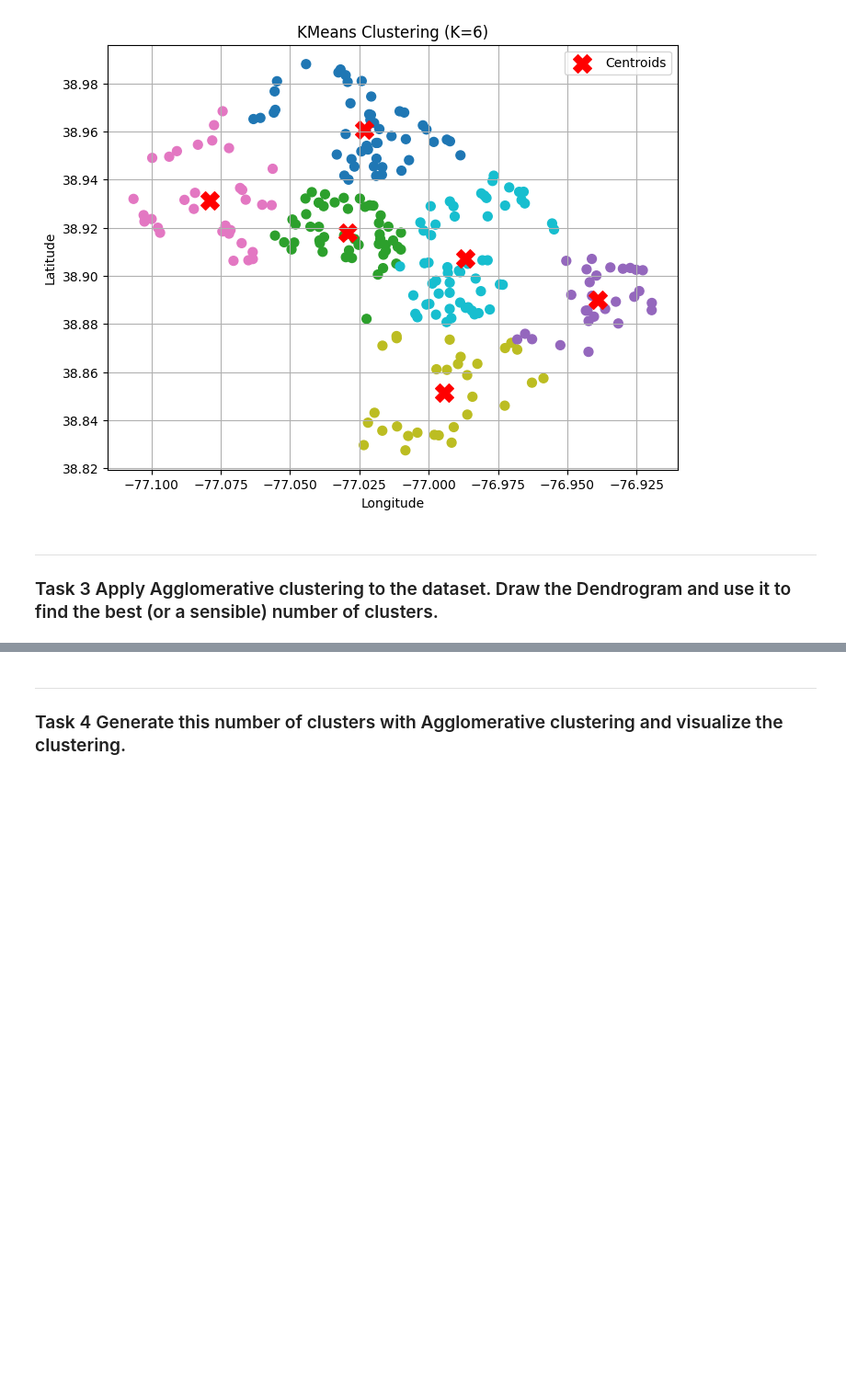
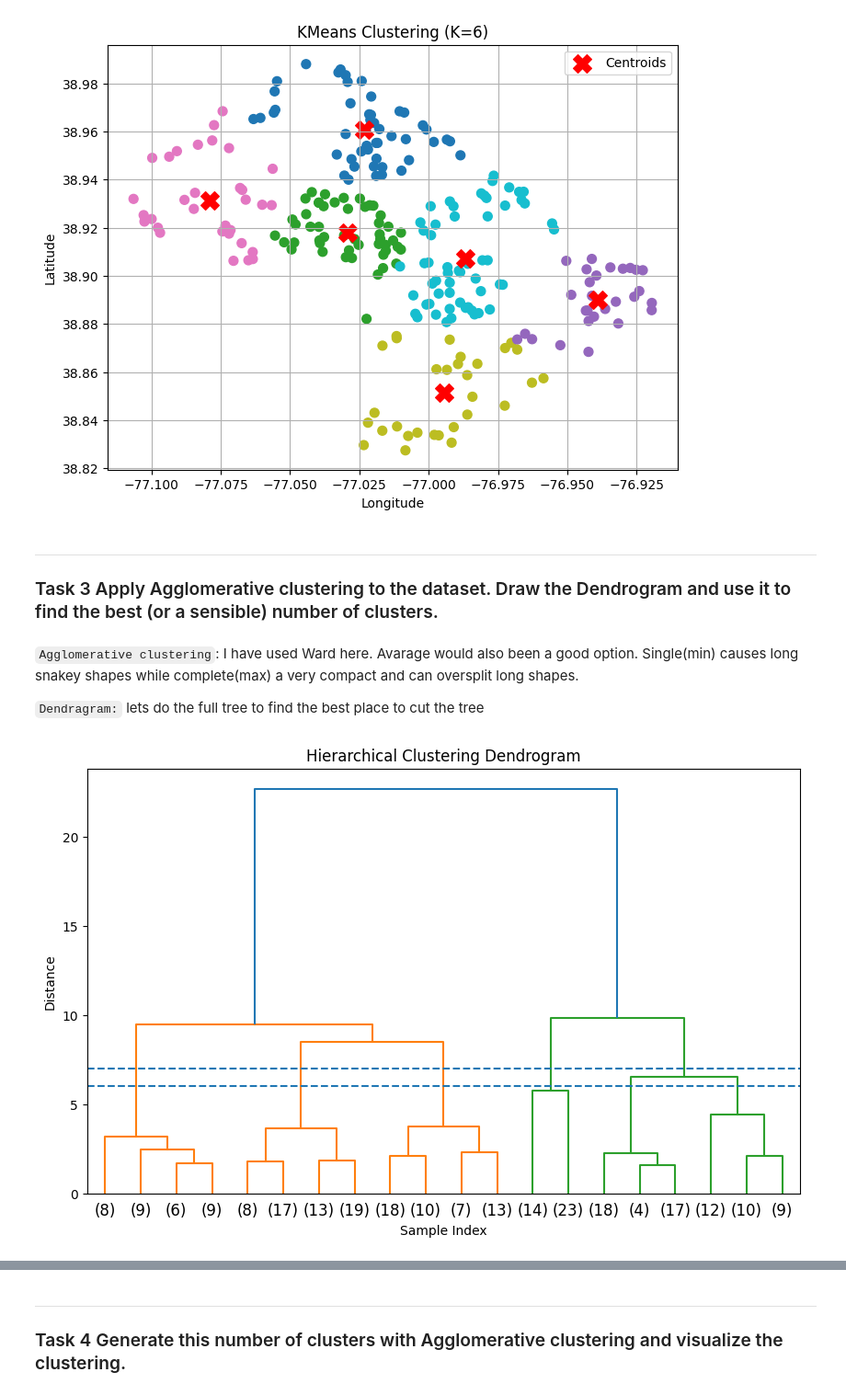
Before and after one commit to Sebastianrix/Data-Things, a Jupyter notebook: 8) Clustering/Exercises in Clustering.ipynb, the cells around one changed output, grey strips where cells are left out. Shown at 92% size. Saved outputs shown, nothing was run; the diff lists cells and outputs as text; code cells hidden in the pictures; blank space fills up the shorter version.

```diff
--- a/8) Clustering/Exercises in Clustering.ipynb
+++ b/8) Clustering/Exercises in Clustering.ipynb
@@ -152,3 +154,21 @@ plt.show()
 # %% [markdown]
 <hr>
 <h3>Task 3 Apply Agglomerative clustering to the dataset. Draw the Dendrogram and use it to find the best (or a sensible) number of clusters.</h3>
+# %% [markdown]
+<p><code>Agglomerative clustering</code>: I have used Ward here. Avarage would also been a good option. Single(min) causes long snakey shapes while complete(max) a very compact and can oversplit long shapes.</p>
+<p><code>Dendragram:</code> lets do the full tree to find the best place to cut the tree</p>
+# %%
+myAgglomerative = linkage(scaled_data, method='ward')
+
+plt.figure(figsize=(10, 6))
+dendrogram(myAgglomerative, truncate_mode='lastp',p=20,show_leaf_counts=True)
+plt.title('Hierarchical Clustering Dendrogram')
+plt.xlabel('Sample Index')
+plt.ylabel('Distance')
+
+plt.axhline(y=6, linestyle='--', linewidth=1.5)
+plt.axhline(y=7, linestyle='--', linewidth=1.5)
+
+plt.show()
+# %% [output]
+[figure, added]
```
Also changed, not shown: parts of 4 cells of this notebook.
